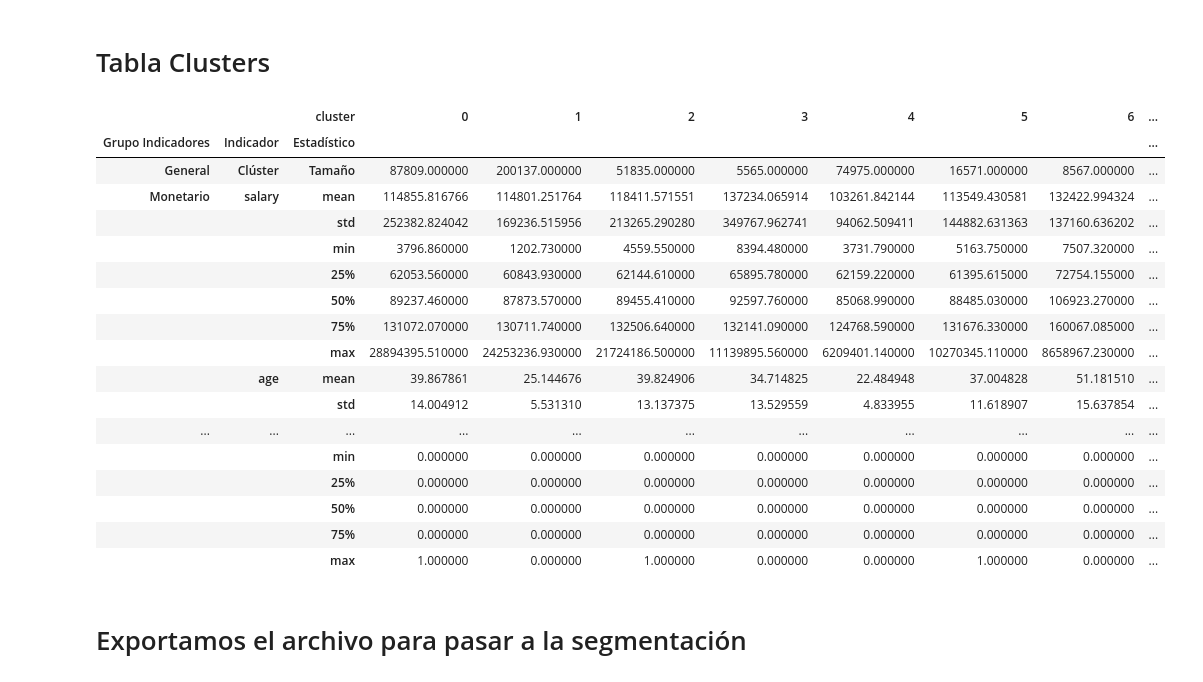
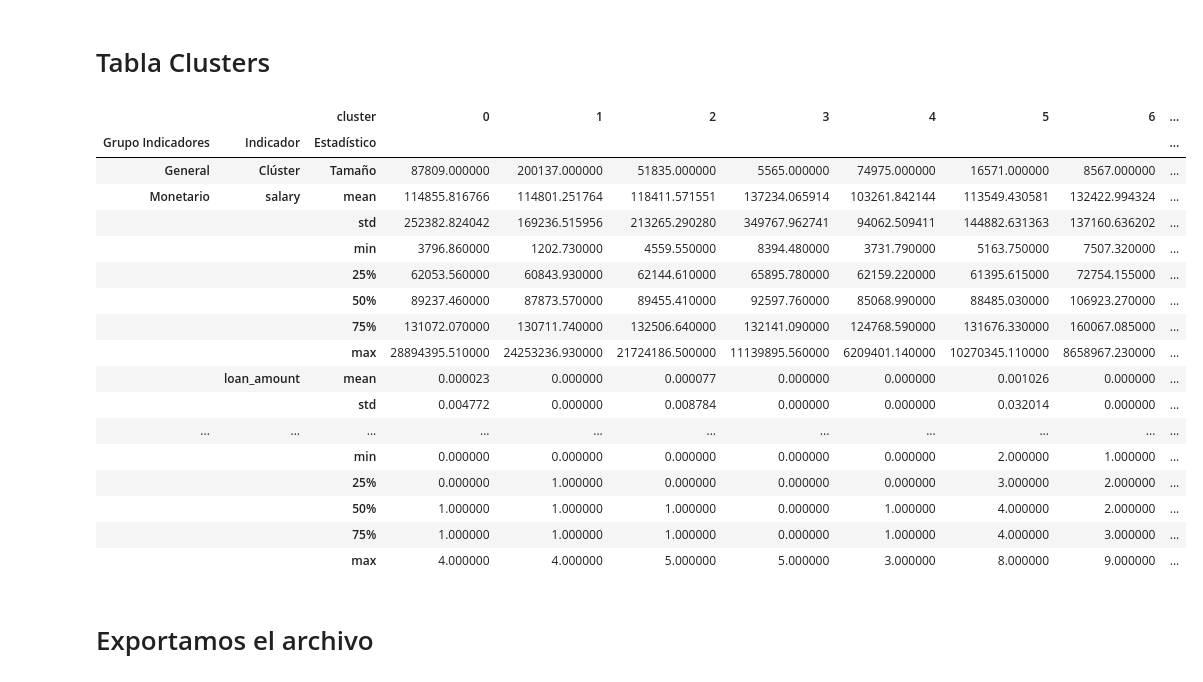
Before and after one commit to Kasoa8/Nuclio_EasyMoney, a Jupyter notebook: Segmentacion.ipynb, the cells around one changed output. Drawn from its saved outputs; the diff is of its cells as text; code cells hidden in the pictures.

Commit message:
Segmentación hecha

```diff
--- a/Segmentacion.ipynb
+++ b/Segmentacion.ipynb
@@ -219,7 +219,7 @@ df_cluster[['number_of_products', 'account_balance', 'loan_amount']].head()
 # Tabla Clusters
 # %%
 # Definir las columnas relevantes para el clustering
-summary_columns = ["salary", "age", "number_of_products", "loan_amount"]
+summary_columns = ["salary","loan_amount", "age", "number_of_products" ]
 
 # Inicializar el DataFrame ficha_df
 ficha_df = pd.DataFrame()
@@ -230,7 +230,7 @@ for col in summary_columns:
     ficha_df = pd.concat([ficha_df, resumen_data])
 
 # Definir los componentes del multi-índice
-out_index = ["Monetario"] * 2 + ["Productos"] * 4 + ["Edad"] * 5  # Ajusta esta lista según las columnas seleccionadas
+out_index = ["Monetario"] * 2 + ["Edad"] * 1 + ["Productos"] * 1  # Ajusta esta lista según las columnas seleccionadas
 inner_index = summary_columns
 estadisticos = ["mean", "std", "min", "25%", "50%", "75%", "max"]
 
@@ -246,43 +246,43 @@ def generate_multiindex(list_of_tuples, names):
 
 names = ["Grupo Indicadores", "Indicador", "Estadístico"]
 index_ficha = generate_multiindex(new_multi_index, names)
 
 # Establecer el multi-índice en ficha_df
 ficha_df.set_index(index_ficha, inplace=True)
 
 # Calcular el tamaño de cada cluster
 tamaño_clusters = df_cluster.groupby("cluster").size().to_frame().T
 tamaño_clusters.set_index(generate_multiindex([("General", "Clúster", "Tamaño")], names), inplace=True)
 
 # Concatenar los datos de tamaño con el DataFrame ficha_df
 ficha_df = pd.concat([tamaño_clusters, ficha_df])
 
 # Estilizar el DataFrame con un gradiente de fondo
 styled_ficha_df = ficha_df.style.background_gradient(cmap='Blues', axis=1)
 
 # Mostrar el DataFrame estilizado
 styled_ficha_df
 # %% [output]
 |  |  | cluster | 0 | 1 | 2 | 3 | 4 | 5 | 6 | ... |
 | Grupo Indicadores | Indicador | Estadístico |  |  |  |  |  |  |  | ... |
 | General | Clúster | Tamaño | 87809.000000 | 200137.000000 | 51835.000000 | 5565.000000 | 74975.000000 | 16571.000000 | 8567.000000 | ... |
 | Monetario | salary | mean | 114855.816766 | 114801.251764 | 118411.571551 | 137234.065914 | 103261.842144 | 113549.430581 | 132422.994324 | ... |
 |  |  | std | 252382.824042 | 169236.515956 | 213265.290280 | 349767.962741 | 94062.509411 | 144882.631363 | 137160.636202 | ... |
 |  |  | min | 3796.860000 | 1202.730000 | 4559.550000 | 8394.480000 | 3731.790000 | 5163.750000 | 7507.320000 | ... |
 |  |  | 25% | 62053.560000 | 60843.930000 | 62144.610000 | 65895.780000 | 62159.220000 | 61395.615000 | 72754.155000 | ... |
 |  |  | 50% | 89237.460000 | 87873.570000 | 89455.410000 | 92597.760000 | 85068.990000 | 88485.030000 | 106923.270000 | ... |
 |  |  | 75% | 131072.070000 | 130711.740000 | 132506.640000 | 132141.090000 | 124768.590000 | 131676.330000 | 160067.085000 | ... |
 |  |  | max | 28894395.510000 | 24253236.930000 | 21724186.500000 | 11139895.560000 | 6209401.140000 | 10270345.110000 | 8658967.230000 | ... |
-|  | age | mean | 39.867861 | 25.144676 | 39.824906 | 34.714825 | 22.484948 | 37.004828 | 51.181510 | ... |
-|  |  | std | 14.004912 | 5.531310 | 13.137375 | 13.529559 | 4.833955 | 11.618907 | 15.637854 | ... |
+|  | loan_amount | mean | 0.000023 | 0.000000 | 0.000077 | 0.000000 | 0.000000 | 0.001026 | 0.000000 | ... |
+|  |  | std | 0.004772 | 0.000000 | 0.008784 | 0.000000 | 0.000000 | 0.032014 | 0.000000 | ... |
 | ... | ... | ... | ... | ... | ... | ... | ... | ... | ... | ... |
-|  |  | min | 0.000000 | 0.000000 | 0.000000 | 0.000000 | 0.000000 | 0.000000 | 0.000000 | ... |
-|  |  | 25% | 0.000000 | 0.000000 | 0.000000 | 0.000000 | 0.000000 | 0.000000 | 0.000000 | ... |
-|  |  | 50% | 0.000000 | 0.000000 | 0.000000 | 0.000000 | 0.000000 | 0.000000 | 0.000000 | ... |
-|  |  | 75% | 0.000000 | 0.000000 | 0.000000 | 0.000000 | 0.000000 | 0.000000 | 0.000000 | ... |
-|  |  | max | 1.000000 | 0.000000 | 1.000000 | 0.000000 | 0.000000 | 1.000000 | 0.000000 | ... |
+|  |  | min | 0.000000 | 0.000000 | 0.000000 | 0.000000 | 0.000000 | 2.000000 | 1.000000 | ... |
+|  |  | 25% | 0.000000 | 1.000000 | 0.000000 | 0.000000 | 0.000000 | 3.000000 | 2.000000 | ... |
+|  |  | 50% | 1.000000 | 1.000000 | 1.000000 | 0.000000 | 1.000000 | 4.000000 | 2.000000 | ... |
+|  |  | 75% | 1.000000 | 1.000000 | 1.000000 | 0.000000 | 1.000000 | 4.000000 | 3.000000 | ... |
+|  |  | max | 4.000000 | 4.000000 | 5.000000 | 5.000000 | 3.000000 | 8.000000 | 9.000000 | ... |
 # %% [markdown]
-# Exportamos el archivo para pasar a la segmentación
+# Exportamos el archivo
 # %%
 # Guardar resultados
 ficha_df.to_csv('ficha_df.csv', index=False)
```
